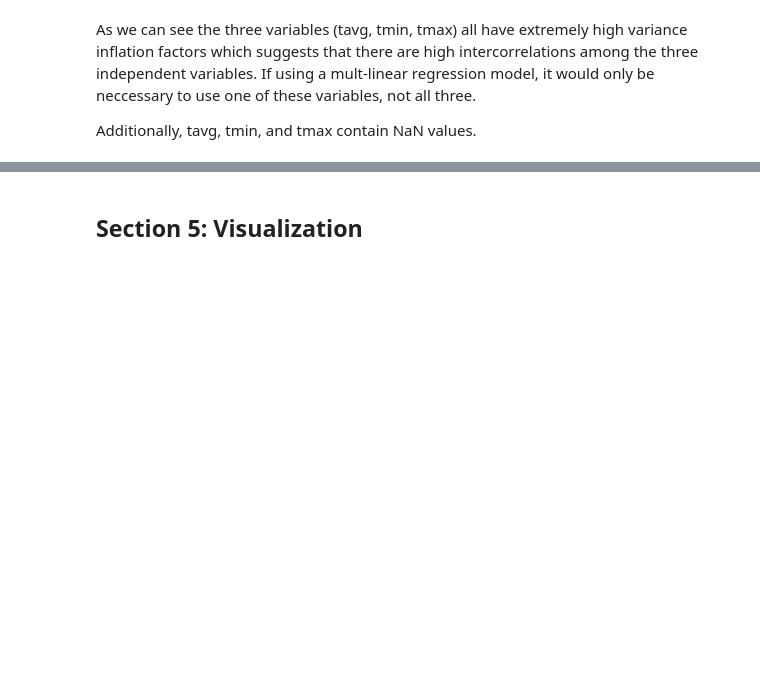
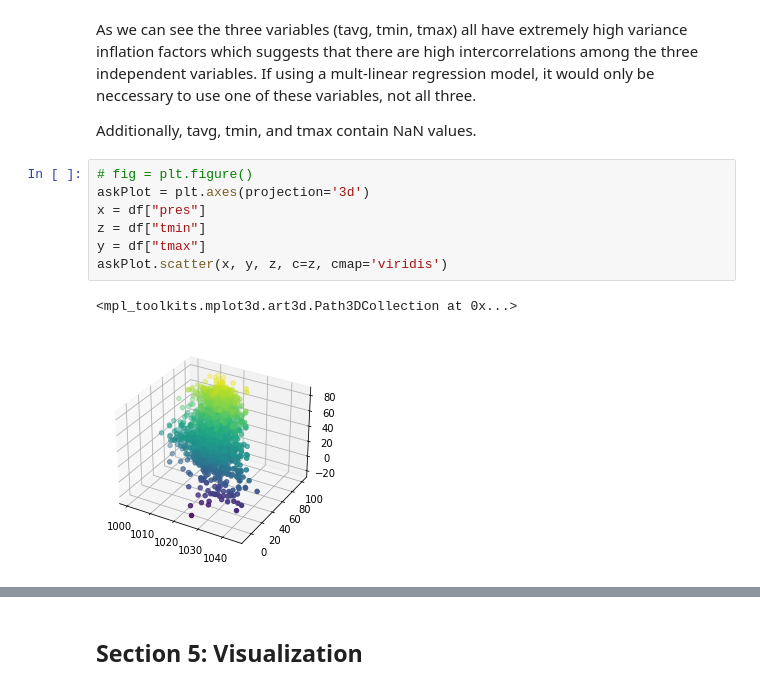
Before and after one commit to CS418/group-project-the-fast-the-curious, a Jupyter notebook: Project.ipynb, the cells around one changed output, grey strips where cells are left out. Drawn from its saved outputs; the diff is of its cells as text; blank space fills up the shorter version.

```diff
--- a/Project.ipynb
+++ b/Project.ipynb
@@ -209,3 +209,13 @@ df[['tavg', 'tmin', 'tmax']].plot()
 As we can see the three variables (tavg, tmin, tmax) all have extremely high variance inflation factors which suggests that there are high intercorrelations among the three independent variables. If using a mult-linear regression model, it would only be neccessary to use one of these variables, not all three.
 
 Additionally, tavg, tmin, and tmax contain NaN values.
+# %%
+# fig = plt.figure()
+askPlot = plt.axes(projection='3d')
+x = df["pres"]
+z = df["tmin"]
+y = df["tmax"]
+askPlot.scatter(x, y, z, c=z, cmap='viridis')
+# %% [output]
+<mpl_toolkits.mplot3d.art3d.Path3DCollection at 0x...>
+[figure, added]
```
Also changed, not shown: parts of 2 cells of this notebook.
